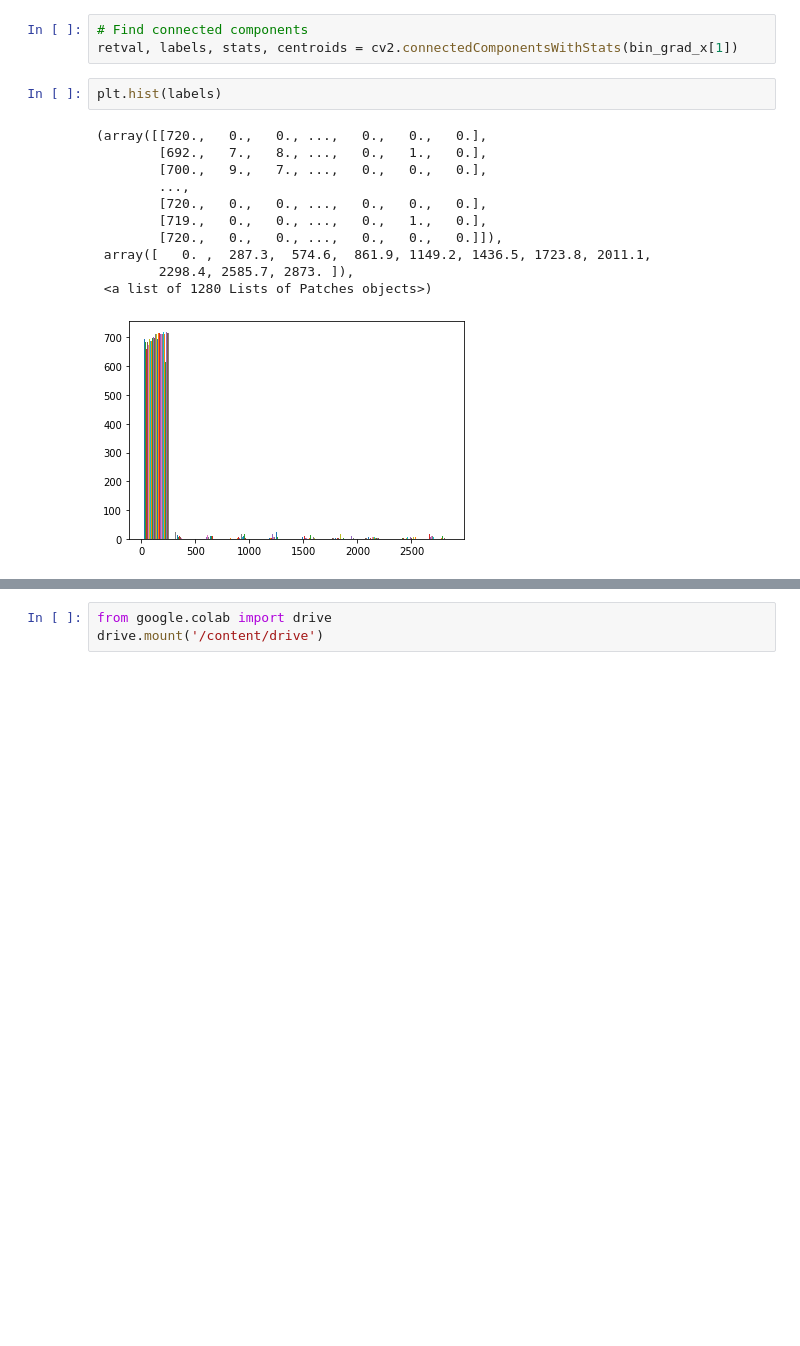
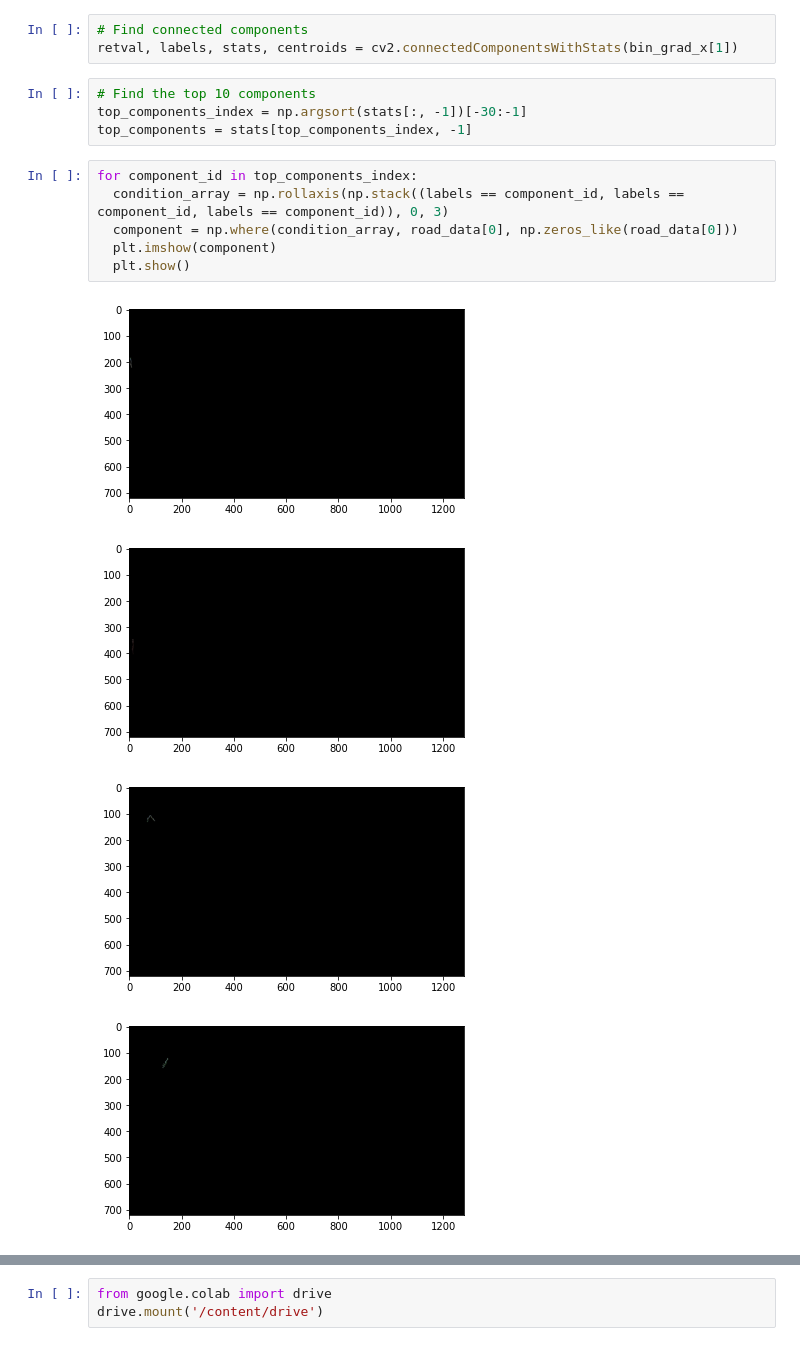
Before and after one commit to SafwanAhmad/google-colab, a Jupyter notebook: Copy_of_advanced_lane_detection.ipynb, the cells around one changed output, grey strips where cells are left out. Drawn from its saved outputs; the diff is of its cells as text; blank space fills up the shorter version.

```diff
--- a/Copy_of_advanced_lane_detection.ipynb
+++ b/Copy_of_advanced_lane_detection.ipynb
@@ -103,17 +161,18 @@ plt.imshow(bin_grad_y[1], cmap='gray')
 # %%
 # Find connected components
 retval, labels, stats, centroids = cv2.connectedComponentsWithStats(bin_grad_x[1])
-# %%
-plt.hist(labels)
-# %% [output]
-(array([[720.,   0.,   0., ...,   0.,   0.,   0.],
-        [692.,   7.,   8., ...,   0.,   1.,   0.],
-        [700.,   9.,   7., ...,   0.,   0.,   0.],
-        ...,
-        [720.,   0.,   0., ...,   0.,   0.,   0.],
-        [719.,   0.,   0., ...,   0.,   1.,   0.],
-        [720.,   0.,   0., ...,   0.,   0.,   0.]]),
- array([   0. ,  287.3,  574.6,  861.9, 1149.2, 1436.5, 1723.8, 2011.1,
-        2298.4, 2585.7, 2873. ]),
- <a list of 1280 Lists of Patches objects>)
-[figure, removed]
+# %%
+# Find the top 10 components
+top_components_index = np.argsort(stats[:, -1])[-30:-1]
+top_components = stats[top_components_index, -1]
+# %%
+for component_id in top_components_index:
+  condition_array = np.rollaxis(np.stack((labels == component_id, labels == component_id, labels == component_id)), 0, 3)
+  component = np.where(condition_array, road_data[0], np.zeros_like(road_data[0]))
+  plt.imshow(component)
+  plt.show()
+# %% [output]
+[figure, added]
+[figure, added]
+[figure, added]
+[figure, added]
```
Also changed, not shown: parts of 4 cells of this notebook.
